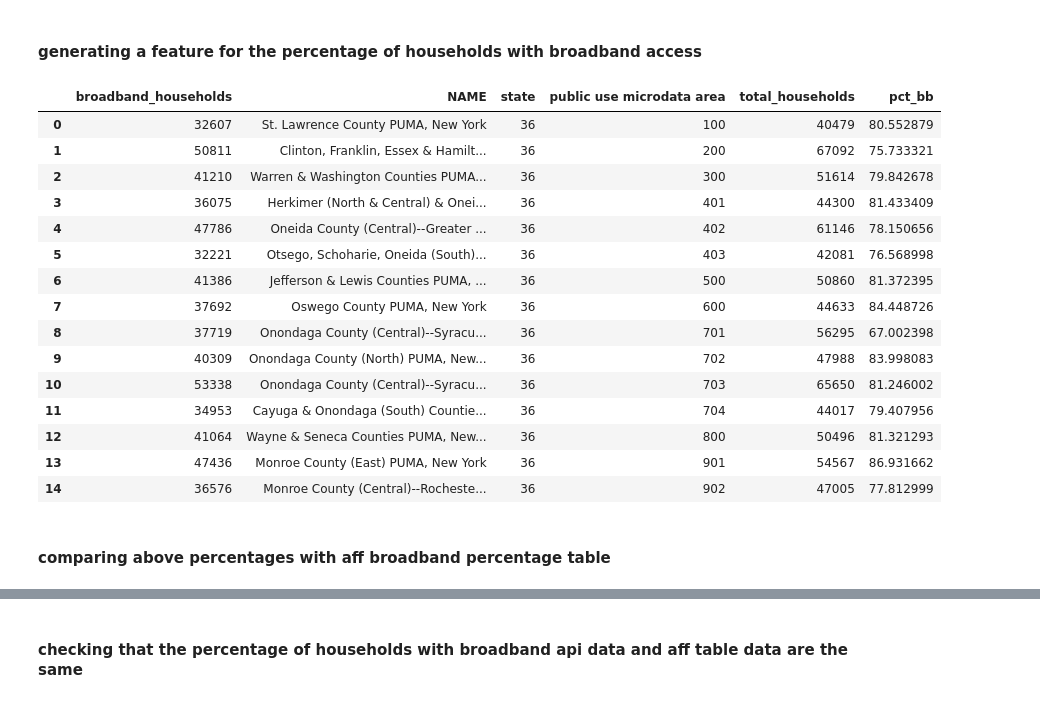
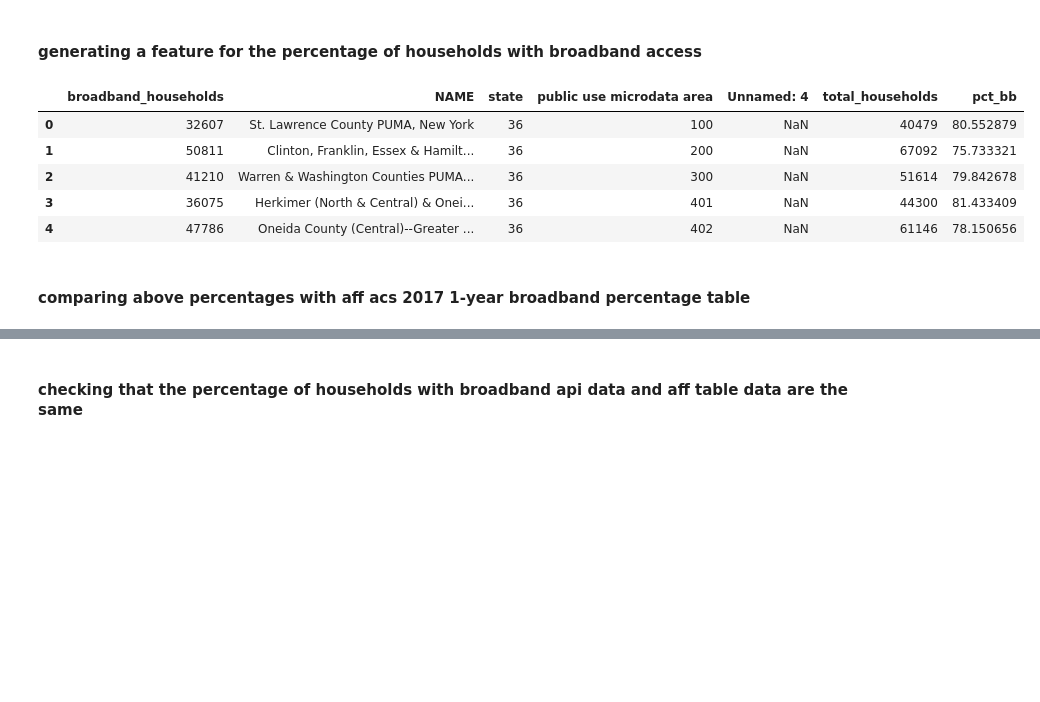
Before and after one commit to vvt221/PUI2018_uak211, a Jupyter notebook: HW7_uak211/HW7_uak211_assignment_1.ipynb, the cells around one changed output, grey strips where cells are left out. Saved outputs shown, nothing was run; the diff lists cells and outputs as text; code cells hidden in the pictures; blank space fills up the shorter version.

```diff
--- a/HW7_uak211/HW7_uak211_assignment_1.ipynb
+++ b/HW7_uak211/HW7_uak211_assignment_1.ipynb
@@ -148,27 +146,17 @@ for df in (households, broadband):
 # %%
-broadband = broadband.merge(households, on = ['NAME', 'state', 'public use microdata area'])
+broadband = broadband.merge(households[['NAME','B28002_001E']],on = 'NAME', how = 'right')
 broadband.rename(columns = {'B28002_001E':'total_households', 'B28002_004E':'broadband_households'}, inplace = True)
-broadband['pct_bb'] = (broadband.broadband_households / broadband.total_households) * 100
-broadband.head(15)
+broadband['pct_bb'] = broadband.broadband_households / broadband.total_households * 100
+broadband.head()
 # %% [output]
-|  | broadband_households | NAME | state | public use microdata area | total_households | pct_bb |
-| 0 | 32607 | St. Lawrence County PUMA, New York | 36 | 100 | 40479 | 80.552879 |
-| 1 | 50811 | Clinton, Franklin, Essex & Hamilt... | 36 | 200 | 67092 | 75.733321 |
-| 2 | 41210 | Warren & Washington Counties PUMA... | 36 | 300 | 51614 | 79.842678 |
-| 3 | 36075 | Herkimer (North & Central) & Onei... | 36 | 401 | 44300 | 81.433409 |
-| 4 | 47786 | Oneida County (Central)--Greater ... | 36 | 402 | 61146 | 78.150656 |
-| 5 | 32221 | Otsego, Schoharie, Oneida (South)... | 36 | 403 | 42081 | 76.568998 |
-| 6 | 41386 | Jefferson & Lewis Counties PUMA, ... | 36 | 500 | 50860 | 81.372395 |
-| 7 | 37692 | Oswego County PUMA, New York | 36 | 600 | 44633 | 84.448726 |
-| 8 | 37719 | Onondaga County (Central)--Syracu... | 36 | 701 | 56295 | 67.002398 |
-| 9 | 40309 | Onondaga County (North) PUMA, New... | 36 | 702 | 47988 | 83.998083 |
-| 10 | 53338 | Onondaga County (Central)--Syracu... | 36 | 703 | 65650 | 81.246002 |
-| 11 | 34953 | Cayuga & Onondaga (South) Countie... | 36 | 704 | 44017 | 79.407956 |
-| 12 | 41064 | Wayne & Seneca Counties PUMA, New... | 36 | 800 | 50496 | 81.321293 |
-| 13 | 47436 | Monroe County (East) PUMA, New York | 36 | 901 | 54567 | 86.931662 |
-| 14 | 36576 | Monroe County (Central)--Rocheste... | 36 | 902 | 47005 | 77.812999 |
+|  | broadband_households | NAME | state | public use microdata area | Unnamed: 4 | total_households | pct_bb |
+| 0 | 32607 | St. Lawrence County PUMA, New York | 36 | 100 | NaN | 40479 | 80.552879 |
+| 1 | 50811 | Clinton, Franklin, Essex & Hamilt... | 36 | 200 | NaN | 67092 | 75.733321 |
+| 2 | 41210 | Warren & Washington Counties PUMA... | 36 | 300 | NaN | 51614 | 79.842678 |
+| 3 | 36075 | Herkimer (North & Central) & Onei... | 36 | 401 | NaN | 44300 | 81.433409 |
+| 4 | 47786 | Oneida County (Central)--Greater ... | 36 | 402 | NaN | 61146 | 78.150656 |
 # %% [markdown]
-#### comparing above percentages with aff broadband percentage table
+#### comparing above percentages with aff acs 2017 1-year broadband percentage table
 # %%
 ### unomment if downloading zip file for first time ###
 # zipref = zipfile.ZipFile('{}/aff_download.zip'.format(os.getenv('PUIDATA')), 'r')
```
Also changed, not shown: parts of 12 cells of this notebook.
